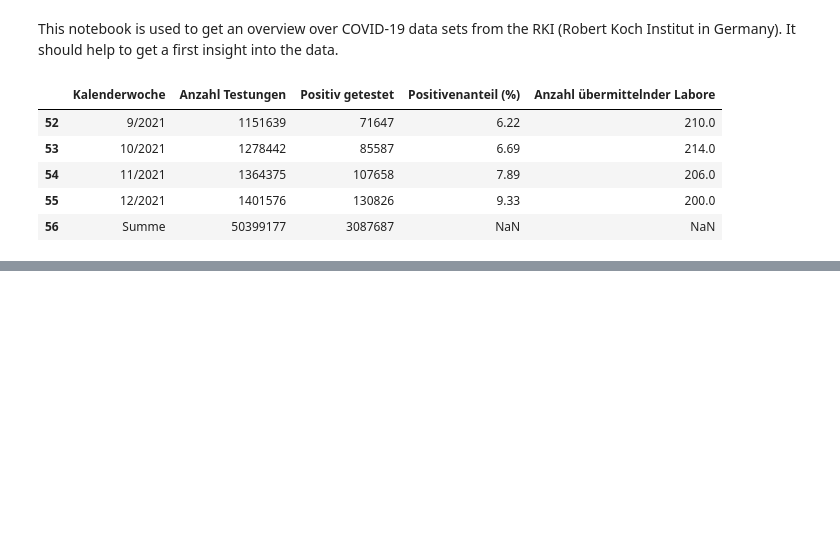
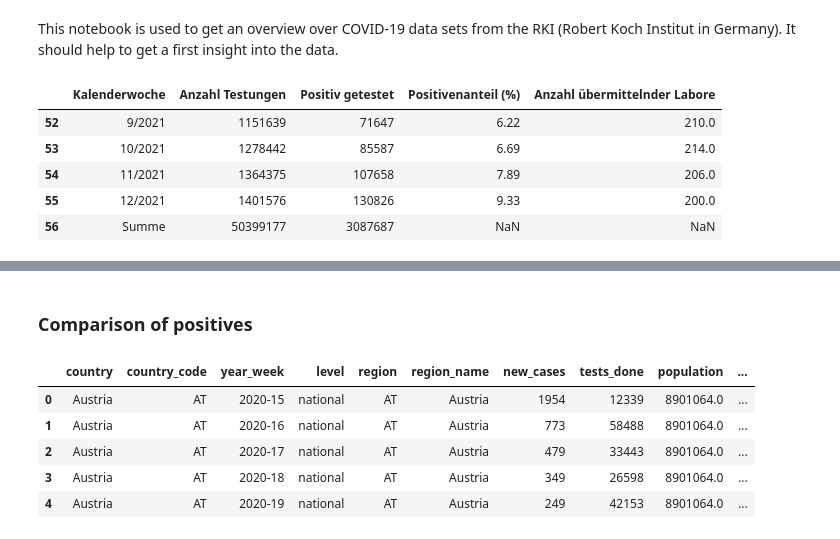
Before and after one commit to thomas-hoellen/corona-dashboard, a Jupyter notebook: COVID-Analysis.ipynb, the cells around one changed output, grey strips where cells are left out. Saved outputs shown, nothing was run; the diff lists cells and outputs as text; code cells hidden in the pictures; blank space fills up the shorter version.

```diff
--- a/COVID-Analysis.ipynb
+++ b/COVID-Analysis.ipynb
@@ -34,0 +45,2 @@ Text(0.5, 1.0, 'Number of Corona tests vs. positively tested people')
+# %% [markdown]
+### Comparison of positives
@@ -34,0 +51,9 @@ Text(0.5, 1.0, 'Number of Corona tests vs. positively tested people')
+# %%
+df2.head()
+# %% [output]
+|  | country | country_code | year_week | level | region | region_name | new_cases | tests_done | population | ... |
+| 0 | Austria | AT | 2020-15 | national | AT | Austria | 1954 | 12339 | 8901064.0 | ... |
+| 1 | Austria | AT | 2020-16 | national | AT | Austria | 773 | 58488 | 8901064.0 | ... |
+| 2 | Austria | AT | 2020-17 | national | AT | Austria | 479 | 33443 | 8901064.0 | ... |
+| 3 | Austria | AT | 2020-18 | national | AT | Austria | 349 | 26598 | 8901064.0 | ... |
+| 4 | Austria | AT | 2020-19 | national | AT | Austria | 249 | 42153 | 8901064.0 | ... |
```
Also changed, not shown: parts of 14 cells of this notebook.
